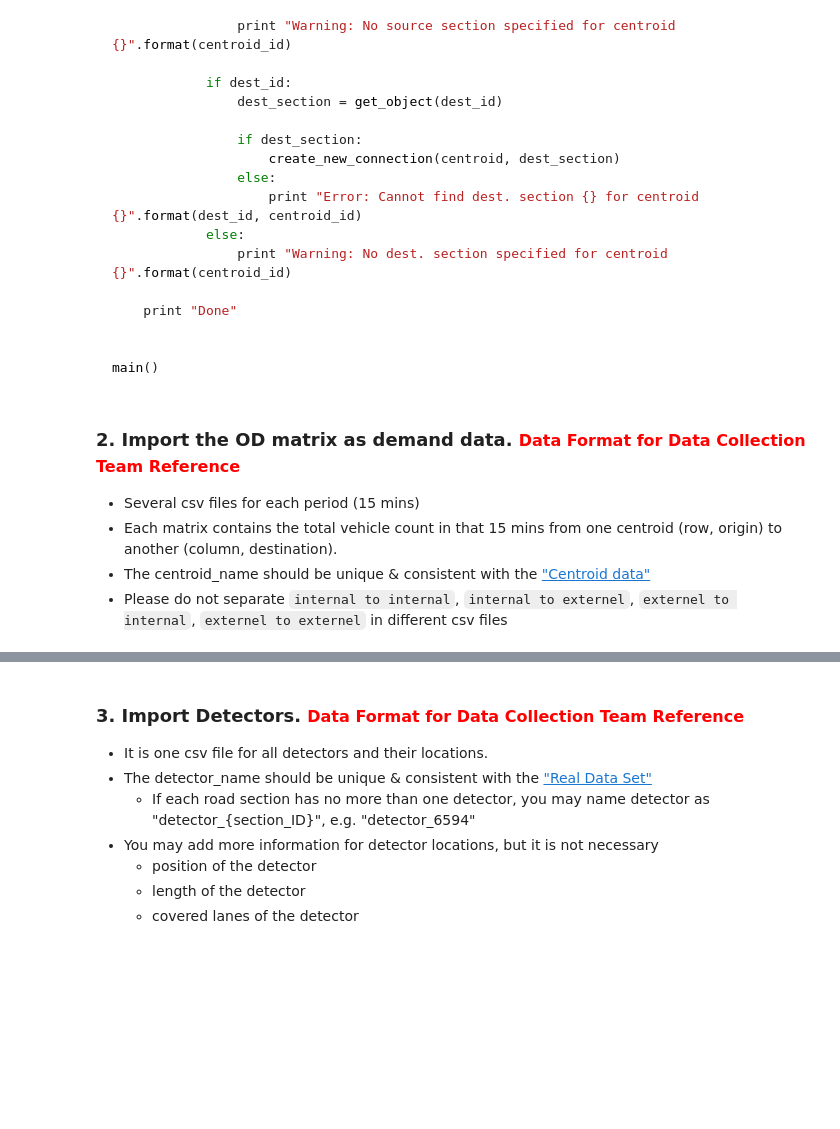
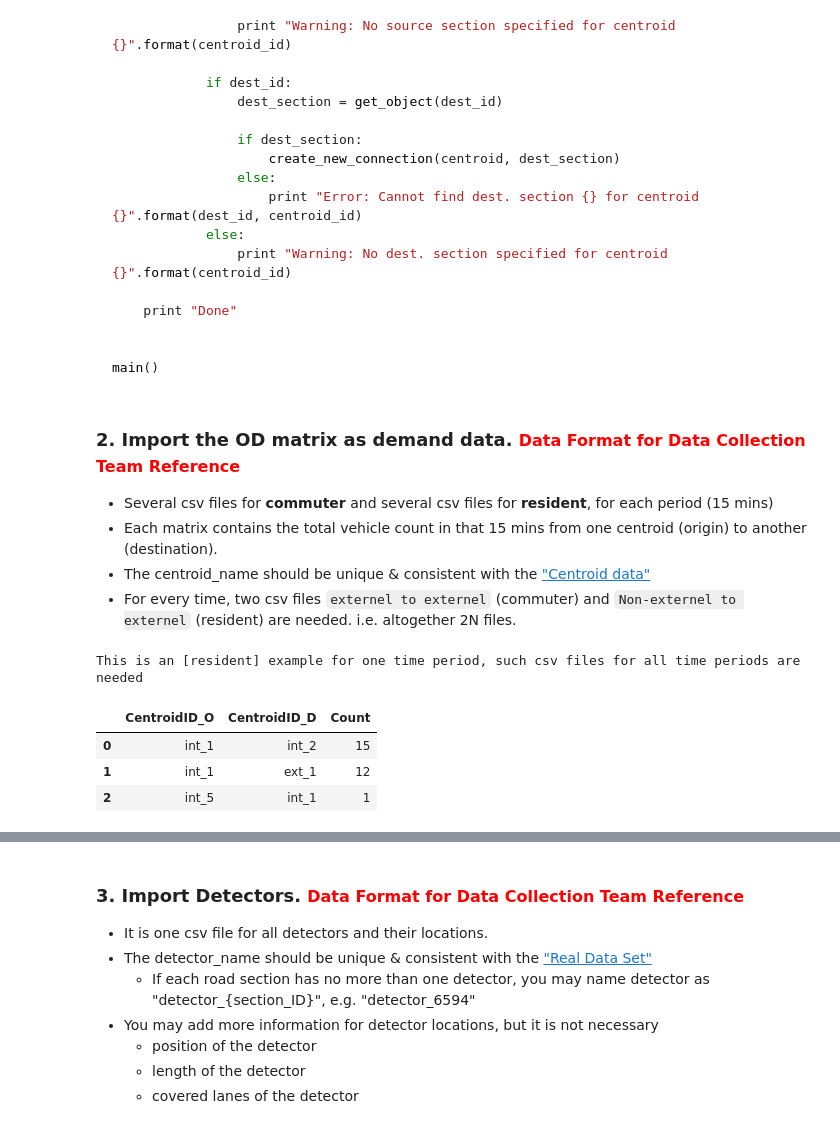
Before and after one commit to Fremont-project/Aimsun-work-flow-and-input-data-format, a Jupyter notebook: Work flow and data input format.ipynb, the cells around one changed output, grey strips where cells are left out. Drawn from its saved outputs; the diff is of its cells as text; code cells hidden in the pictures; blank space fills up the shorter version.

```diff
--- a/Work flow and data input format.ipynb
+++ b/Work flow and data input format.ipynb
@@ -204,8 +204,20 @@ main()
 # %% [markdown]
 <a id='od'></a>
 ### 2. Import the OD matrix as demand data.   <font color=red size=3>Data Format for Data Collection Team Reference</font>
-- Several csv files for each period (15 mins)
-- Each matrix contains the total vehicle count in that 15 mins from one centroid (row, origin) to another (column, destination).
+- Several csv files for **commuter** and several csv files for **resident**, for each period (15 mins)
+- Each matrix contains the total vehicle count in that 15 mins from one centroid (origin) to another (destination).
 - The centroid_name should be unique & consistent with the ["Centroid data"](#centroid)
-- Please do not separate `internal to internal`, `internal to externel`, `externel to internal`, `externel to externel` in different csv files
+- For every time, two csv files `externel to externel` (commuter) and `Non-externel to externel` (resident) are needed. i.e. altogether 2N files.
+# %%
+resident = pd.DataFrame({'CentroidID_O':['int_1','int_1', 'int_5'],
+                         'CentroidID_D':['int_2','ext_1','int_1'],
+                         'Count':[15,12,1]})
+print("This is an [resident] example for one time period, such csv files for all time periods are needed")
+resident
+# %% [output]
+This is an [resident] example for one time period, such csv files for all time periods are needed
+|  | CentroidID_O | CentroidID_D | Count |
+| 0 | int_1 | int_2 | 15 |
+| 1 | int_1 | ext_1 | 12 |
+| 2 | int_5 | int_1 | 1 |
 # %%
```
Also changed, not shown: parts of 4 cells of this notebook.
